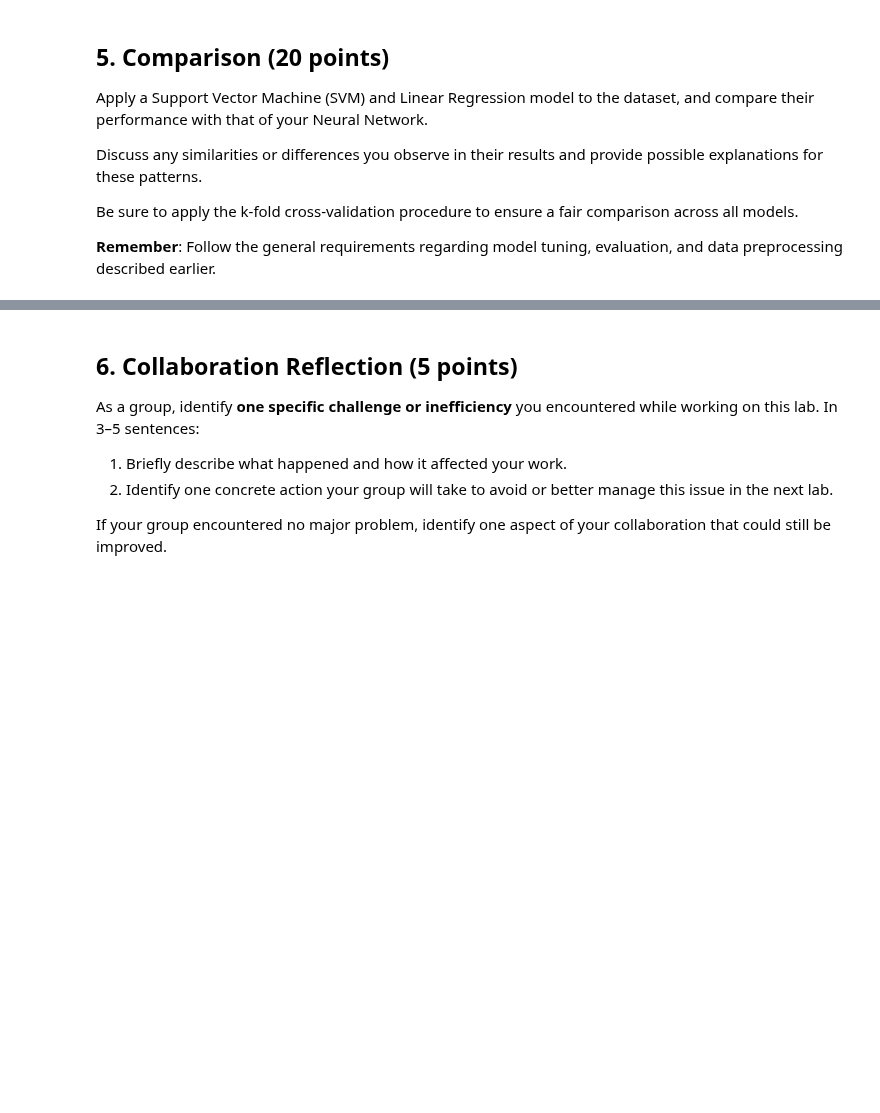
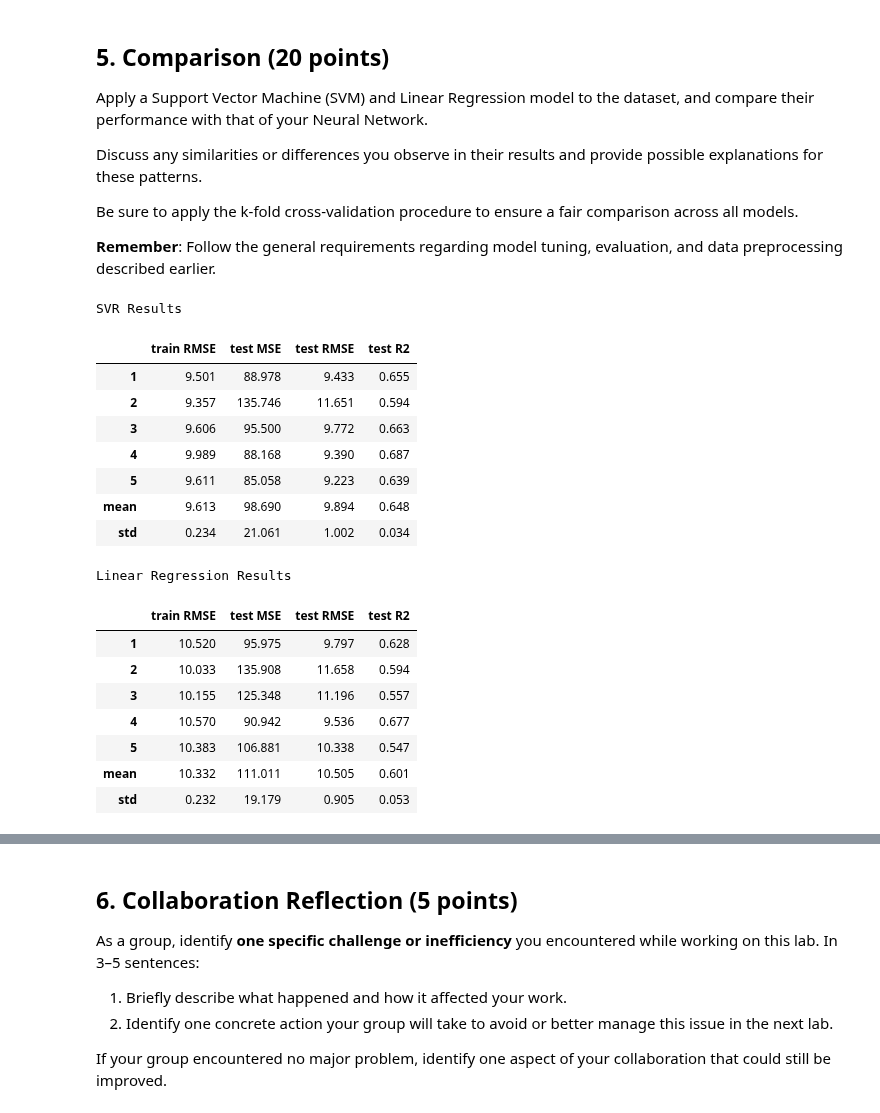
Before and after one commit to AudreyStelle/ML-Lab-3-Non-linear-Dimensionality-Reduction---t-SNE-and-UMAP, a Jupyter notebook: 05-neural-networks-real-data.ipynb, the cells around one changed output, grey strips where cells are left out. Saved outputs shown, nothing was run; the diff lists cells and outputs as text; code cells hidden in the pictures; blank space fills up the shorter version.

```diff
--- a/05-neural-networks-real-data.ipynb
+++ b/05-neural-networks-real-data.ipynb
@@ -397,4 +397,55 @@ Be sure to apply the k-fold cross-validation procedure to ensure a fair comparis
 
 **Remember**: Follow the general requirements regarding model tuning, evaluation, and data preprocessing described earlier.
 # %%
-# USE AS MANY CELLS AS NEEDED
+from sklearn.svm import SVR
+from sklearn.linear_model import LinearRegression
+
+def run_cv(make_model):
+    results = []
+    for fold, (train_idx, test_idx) in enumerate(kf.split(X), start=1):
+        X_train, X_test = X.iloc[train_idx], X.iloc[test_idx]
+        y_train, y_test = y.iloc[train_idx], y.iloc[test_idx]
+
+
+        model = make_model()
+        model.fit(X_train, y_train)
+
+        train_pred = model.predict(X_train)
+        test_pred = model.predict(X_test)
+
+        test_mse = mean_squared_error(y_test, test_pred)
+        results.append({
+            "fold": fold,
+            "train RMSE": mean_squared_error(y_train, train_pred) ** 0.5,
+            "test MSE": test_mse,
+            "test RMSE": test_mse ** 0.5,
+            "test R2": r2_score(y_test, test_pred),
+        })
+    return pd.DataFrame(results).set_index("fold")
+
+svr_results = run_cv(lambda: make_pipeline(StandardScaler(), SVR(kernel="rbf")))
+lr_results = run_cv(lambda: make_pipeline(StandardScaler(), LinearRegression()))
+
+print("SVR Results")
+display(pd.concat([svr_results, svr_results.agg(["mean", "std"])]).round(3))
+print("Linear Regression Results")
+display(pd.concat([lr_results, lr_results.agg(["mean", "std"])]).round(3))
+# %% [output]
+SVR Results
+|  | train RMSE | test MSE | test RMSE | test R2 |
+| 1 | 9.501 | 88.978 | 9.433 | 0.655 |
+| 2 | 9.357 | 135.746 | 11.651 | 0.594 |
+| 3 | 9.606 | 95.500 | 9.772 | 0.663 |
+| 4 | 9.989 | 88.168 | 9.390 | 0.687 |
+| 5 | 9.611 | 85.058 | 9.223 | 0.639 |
+| mean | 9.613 | 98.690 | 9.894 | 0.648 |
+| std | 0.234 | 21.061 | 1.002 | 0.034 |
+Linear Regression Results
+|  | train RMSE | test MSE | test RMSE | test R2 |
+| 1 | 10.520 | 95.975 | 9.797 | 0.628 |
+| 2 | 10.033 | 135.908 | 11.658 | 0.594 |
+| 3 | 10.155 | 125.348 | 11.196 | 0.557 |
+| 4 | 10.570 | 90.942 | 9.536 | 0.677 |
+| 5 | 10.383 | 106.881 | 10.338 | 0.547 |
+| mean | 10.332 | 111.011 | 10.505 | 0.601 |
+| std | 0.232 | 19.179 | 0.905 | 0.053 |
```
Also changed, not shown: parts of 9 cells of this notebook.
